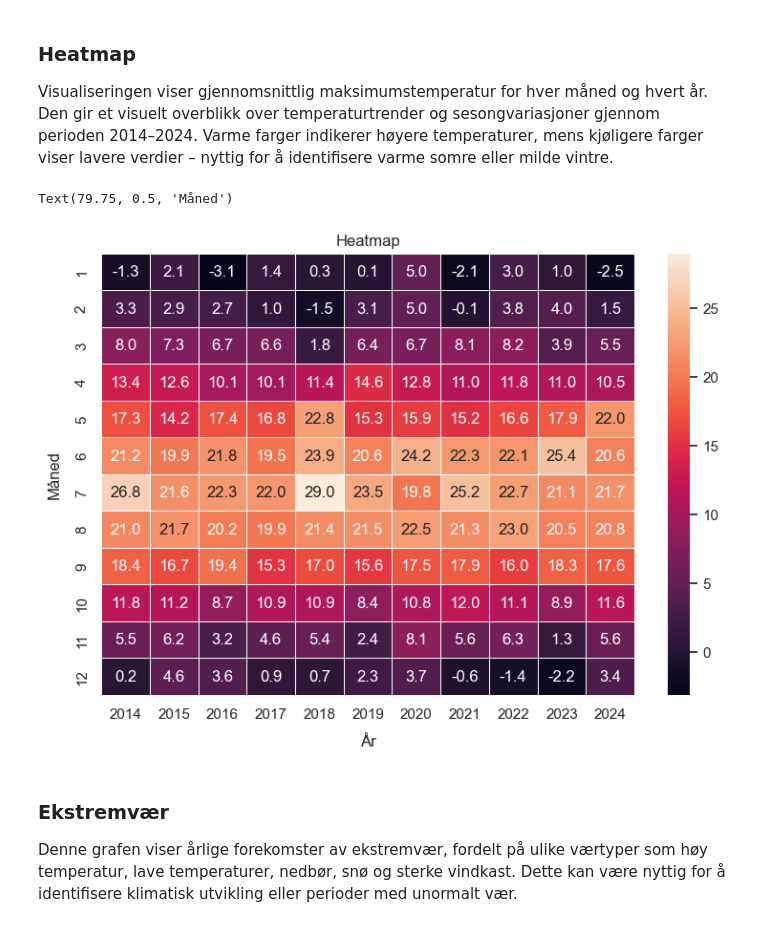
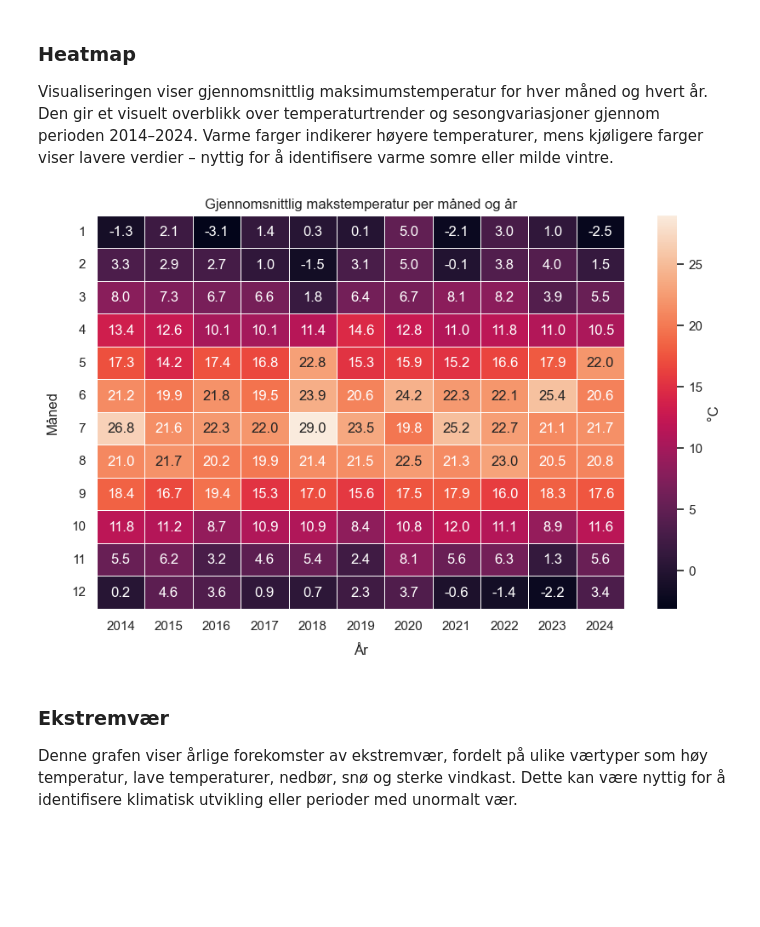
Before and after one commit to livemols/Miljo_dataanalyse_applikasjon, a Jupyter notebook: notebooks/data_visual.ipynb, the cells around one changed output. Saved outputs shown, nothing was run; the diff lists cells and outputs as text; code cells hidden in the pictures; blank space fills up the shorter version.

```diff
--- a/notebooks/data_visual.ipynb
+++ b/notebooks/data_visual.ipynb
@@ -8,13 +8,10 @@ Vi starter med fokus på nedbør, med en visualisering som viser fordelingen av
 Deretter visualiseres vinddata gjennom percentiler, samt en årlig oversikt over høyeste, laveste og gjennomsnittlig vindhastighet.
 Siste delen blir en heatmap som viser trender i temperatur og et histogram over årlig forekomster av "ekstremvær".
 # %%
-# Imports
+#Importerer funksjoner og klasser fra data_analysis.py og data_visual.py
+import sys
+import os
 import pandas as pd
-import os
-import sys
-import numpy as np
-import matplotlib.pyplot as plt
-
 sys.path.insert(0, os.path.abspath(os.path.join(os.getcwd(), '../src')))
 
 original_file = "blindern_data_cleaning.csv"
@@ -24,6 +21,9 @@ df = pd.read_csv(original_path, delimiter=";")
 df["Tid"] = pd.to_datetime(df["Tid"])
 
 from modelling.data_analysis import DataAnalysis
+import modelling.data_visual
+
+from modelling.data_visual import DataVisual
 
 
 import json
@@ -31,6 +31,8 @@ import json
 bins_path = os.path.join(os.getcwd(), "..", "data", "bins.json")
 with open(bins_path, "r", encoding="utf-8") as f:
     bin_defs = json.load(f)
+
+visualizer = DataVisual(df,bin_defs)
 # %% [markdown]
 ### Fordeling av nedbørstype (årlig)
 Kakediagrammet viser fordelingen av nedbørstyper som forekomst i et år for alle år fra 2014 til 2024. Det er mulig å velge hvilket år man vil se på ved å velge på menyen på venstre hjørnet. Det er derfor også mulig å se på forskjeller i fordelingen fra år til år, samt økning/minskning av et eller flere nedbørstyper.
@@ -189,27 +61,10 @@ fig.show()
 # %% [markdown]
 ### Heatmap
  Visualiseringen viser gjennomsnittlig maksimumstemperatur for hver måned og hvert år. Den gir et visuelt overblikk over temperaturtrender og sesongvariasjoner gjennom perioden 2014–2024. Varme farger indikerer høyere temperaturer, mens kjøligere farger viser lavere verdier – nyttig for å identifisere varme somre eller milde vintre.
-# %%
-import matplotlib.pyplot as plt
-import seaborn as sns
-sns.set_theme()
-
-# Create pivot table - months vs years with temperature values
-temp_pivot = df.pivot_table(
-    index=df["Tid"].dt.month,
-    columns=df["Tid"].dt.year,
-    values="Makstemp",
-    aggfunc='mean'
-)
-
-f, ax = plt.subplots(figsize=(9, 6))
-sns.heatmap(temp_pivot, annot=True, fmt=".1f", linewidths=.5, ax=ax)
-ax.set_title("Heatmap")
-ax.set_xlabel("År", labelpad=10)  # Set directly on the axis
-ax.set_ylabel("Måned", labelpad=10) # Month on x-axis
-# %% [output]
-Text(79.75, 0.5, 'Måned')
-[figure, removed]
+# %%
+visualizer.plot_temperature_heatmap()
+# %% [output]
+[figure, added]
 # %% [markdown]
 ### Ekstremvær
 Denne grafen viser årlige forekomster av ekstremvær, fordelt på ulike værtyper som høy temperatur, lave temperaturer, nedbør, snø og sterke vindkast. Dette kan være nyttig for å identifisere klimatisk utvikling eller perioder med unormalt vær.
```
Also changed, not shown: parts of 9 cells of this notebook, 6 other files.
